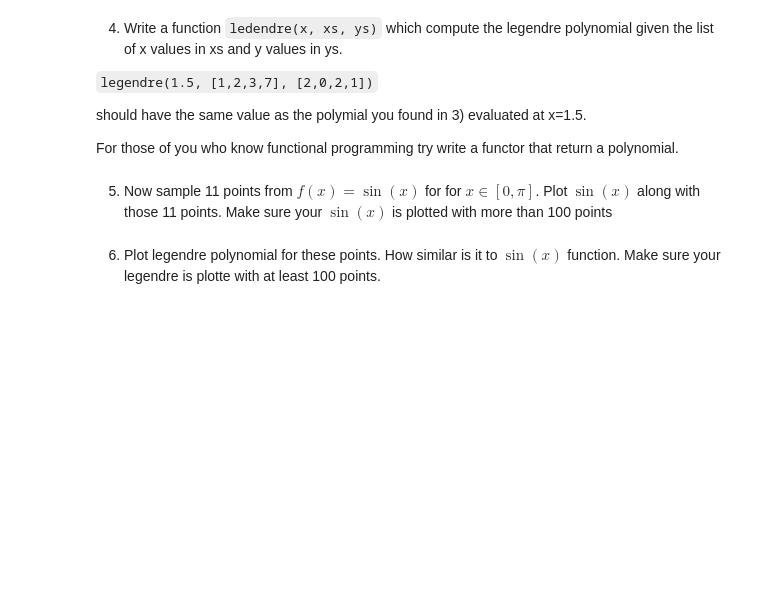
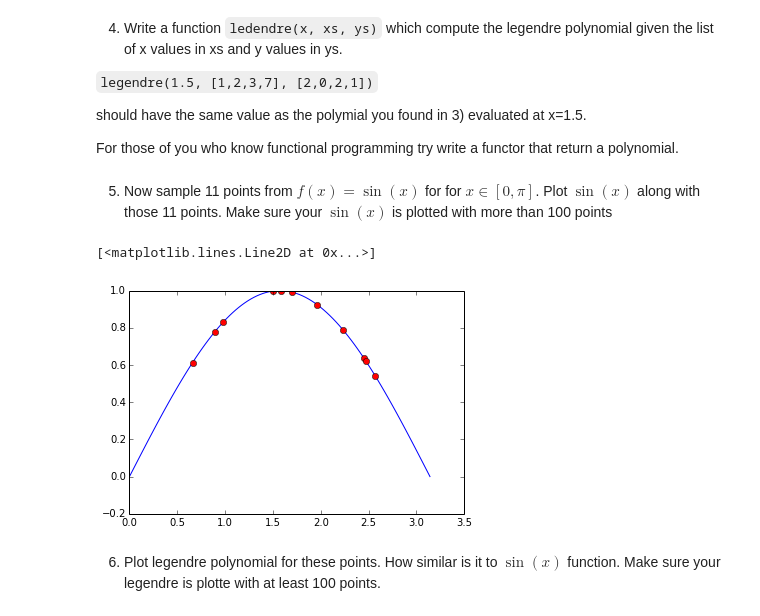
Before and after one commit to KongsakTi/NumMeth, a Jupyter notebook: Week04/04 Interpolation and Integration.ipynb, the cells around one changed output. Drawn from its saved outputs; the diff is of its cells as text; code cells hidden in the pictures; blank space fills up the shorter version.

```diff
--- a/Week04/04 Interpolation and Integration.ipynb
+++ b/Week04/04 Interpolation and Integration.ipynb
@@ -28,4 +89,18 @@ def legendre(x, xs, ys):
 # %% [markdown]
 5) Now sample 11 points  from $f(x) = \sin(x)$ for for $x\in[0, \pi]$. Plot $\sin(x)$ along with those 11 points. Make sure your $\sin(x)$ is plotted with more than 100 points
+# %%
+xs = np.random.rand(11)*np.pi
+ys = np.sin(xs)
+
+fs = [get_f(xs, ys[i], i) for i in xrange(len(xs))]
+func = lambda x: sum([f(x) for f in fs])
+
+pxs = np.linspace(0, np.pi, 100)
+pys = [func(x) for x in pxs]
+plt.plot(pxs, pys)
+plt.plot(xs,ys, 'ro')
+# %% [output]
+[<matplotlib.lines.Line2D at 0x...>]
+[figure, added]
 # %% [markdown]
 6) Plot legendre polynomial for these points. How similar is it to $\sin(x)$ function. Make sure your legendre is plotte with at least 100 points.
```
Also changed, not shown: parts of 12 cells of this notebook, 10 other files.
